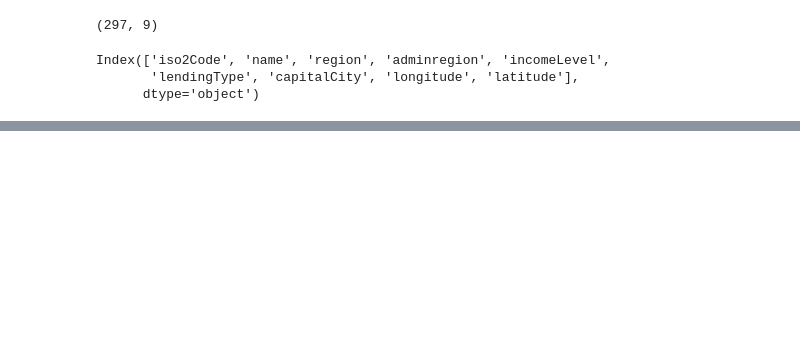
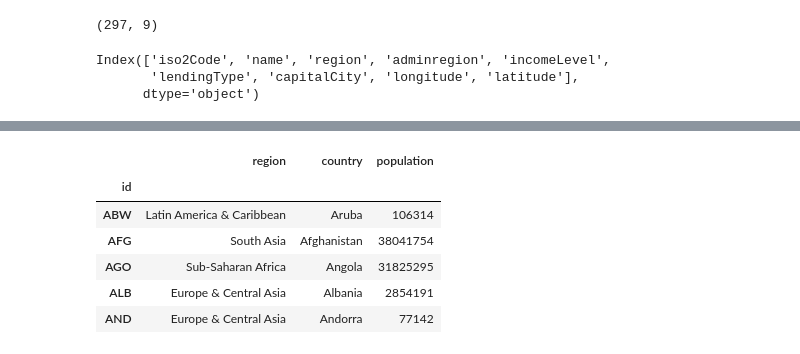
Before and after one commit to R04425/FINAL-PROJECT, a Jupyter notebook: Final Project/The World Bank Data in Python.ipynb, the cells around one changed output, grey strips where cells are left out. Saved outputs shown, nothing was run; the diff lists cells and outputs as text; code cells hidden in the pictures; blank space fills up the shorter version.

```diff
--- a/Final Project/The World Bank Data in Python.ipynb
+++ b/Final Project/The World Bank Data in Python.ipynb
@@ -271,3 +344,13 @@ df
+# %%
+df.head()
+# %% [output]
+|  | region | country | population |
+| id |  |  |  |
+| ABW | Latin America & Caribbean | Aruba | 106314 |
+| AFG | South Asia | Afghanistan | 38041754 |
+| AGO | Sub-Saharan Africa | Angola | 31825295 |
+| ALB | Europe & Central Asia | Albania | 2854191 |
+| AND | Europe & Central Asia | Andorra | 77142 |
 # %%
 df.head(50)
 df['population'].sum()
```
Also changed, not shown: parts of 36 cells of this notebook, 1 other file.
